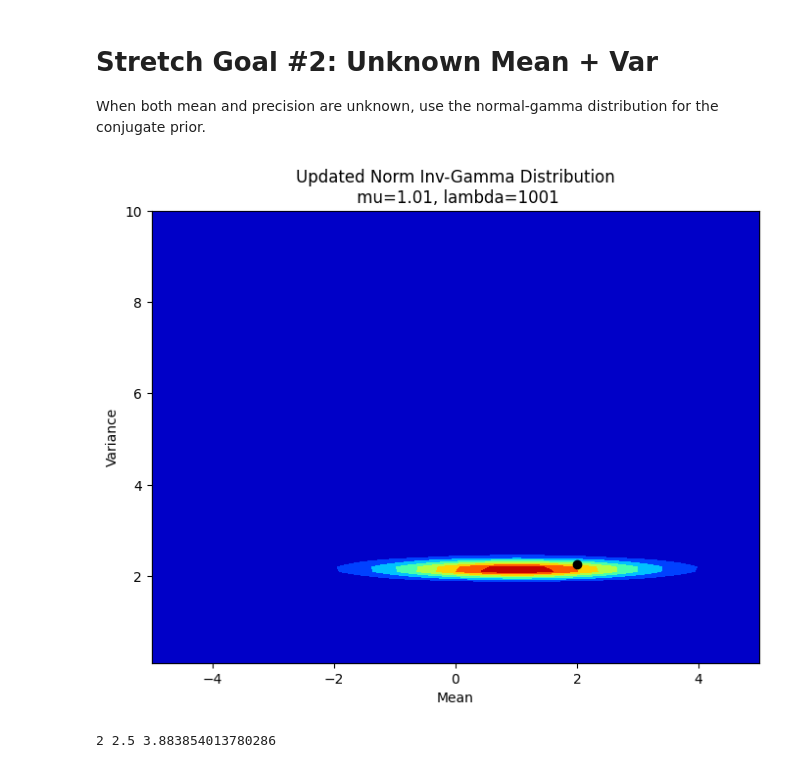
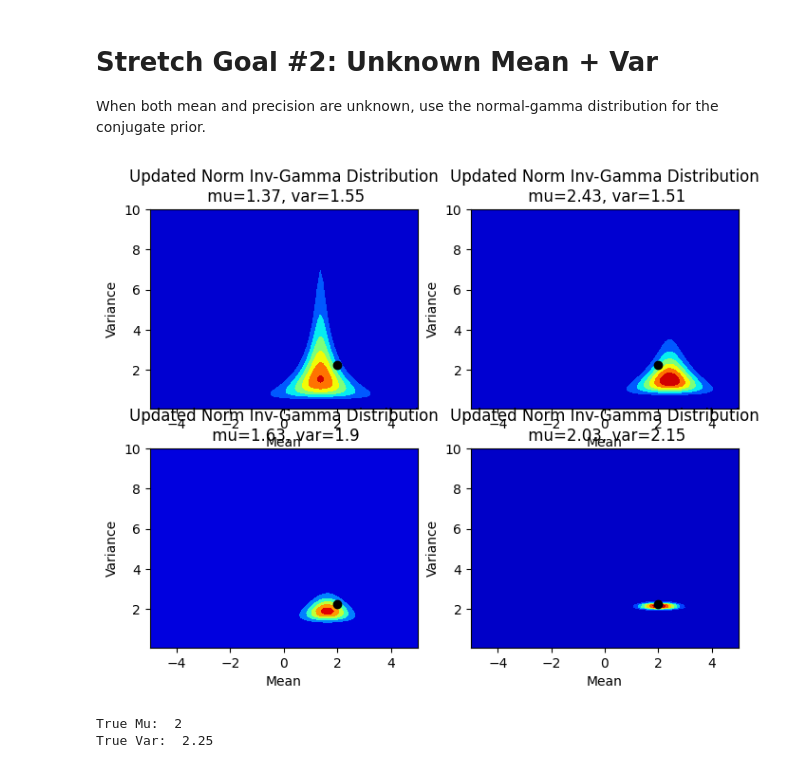
Before and after one commit to lizocf/bayesian-ece-474, a Jupyter notebook: 1-conjugate-priors/conjugate-priors.ipynb, the cells around one changed output. Saved outputs shown, nothing was run; the diff lists cells and outputs as text; code cells hidden in the pictures.

```diff
--- a/1-conjugate-priors/conjugate-priors.ipynb
+++ b/1-conjugate-priors/conjugate-priors.ipynb
@@ -315,13 +315,11 @@ import numpy as np
 import matplotlib.pyplot as plt
 from scipy.stats import norm, invgamma
 
-# Initial parameters for the NIG distribution
 mu0 = 0  # Prior mean
 lambda0 = 1  # Known precision (1/variance) for the prior mean
-alpha0 = 2  # Shape parameter for the Inverse Gamma
-beta0 = 2  # Scale parameter for the Inverse Gamma
+alpha0 = 2
+beta0 = 2
 
-# Function to plot the updated pdf
 def plot_pdf(mu, lambda_, alpha, beta, ax):
     x = np.linspace(-5, 5, 100)
     y = np.linspace(0.1, 10, 100)
@@ -330,20 +328,19 @@ def plot_pdf(mu, lambda_, alpha, beta, ax):
     Z = np.zeros(X.shape)
     for i in range(X.shape[0]):
         for j in range(X.shape[1]):
-            Z[i, j] = norm.pdf(X[i, j], mu, np.sqrt(Y[i, j])) * invgamma.pdf(Y[i, j], alpha/2, scale=beta/2)
+            Z[i, j] = norm.pdf(X[i, j], mu, 1/Y[i, j]) * invgamma.pdf(Y[i, j], alpha, scale=beta/1)
 
     ax.contourf(X, Y, Z, cmap='jet')
     ax.set_xlabel('Mean')
     ax.set_ylabel('Variance')
-    ax.set_title(f'Updated Norm Inv-Gamma Distribution\n mu={np.round(mu, 2)}, lambda={lambda_}')
+    ax.set_title(f'Updated Norm Inv-Gamma Distribution\n mu={np.round(mu, 2)}, var={np.round(beta / (alpha), 2)}')
 
-# Function to update the NIG parameters
 def update_params(mu0, lambda0, alpha0, beta0, data, N):
     data = data[:N]
     sample_mean = np.mean(data)
 
     lambda_n = lambda0 + N
-    mu_n = (lambda0 * mu0 + N * sample_mean) / (lambda_n + N)
+    mu_n = (lambda0 * mu0 + N * sample_mean) / (lambda_n)
     alpha_n = alpha0 + N / 2
     beta_n = beta0 + 0.5 * (np.sum((data - sample_mean)**2) + (lambda0 * N * (sample_mean - mu0)**2) / (lambda0 + N))
 
@@ -351,25 +348,23 @@ def update_params(mu0, lambda0, alpha0, beta0, data, N):
 # %%
 # Generate random data
 np.random.seed(42)
 true_mu = 2
-true_sig = 1.5
+true_sig = 1.5  # true var = 2.25
 data = np.random.normal(true_mu, true_sig, 1000)
 
-# Update parameters
-N = 1000
-mu_n, lambda_n, alpha_n, beta_n = update_params(mu0, lambda0, alpha0, beta0, data, N)
 
-# Create subplots
-fig, ax = plt.subplots(1, 1, figsize=(8, 6))
+fig, ax = plt.subplots(2, 2, figsize=(8, 6))
+axs = ax.flatten()
 
-ax.plot(true_mu, true_sig**2, 'o', color='black')
-# Plot the updated pdf
-plot_pdf(mu_n, lambda_n, alpha_n, beta_n, ax)
+for i, N in enumerate([1, 10, 50, 1000]):
+    axs[i].plot(true_mu, true_sig**2, 'o', color='black')
+    mu_n, lambda_n, alpha_n, beta_n = update_params(mu0, lambda0, alpha0, beta0, data, N)
+    plot_pdf(mu_n, lambda_n, alpha_n, beta_n, axs[i])
 
 plt.show()
+print('True Mu: ', true_mu)
+print('True Var: ', true_sig**2)
 # %% [output]
-[figure, old version]
+[figure, new version]
+True Mu:  2
+True Var:  2.25
-# %%
-print(lambda_n, alpha_n, beta_n)
-# %% [output]
-2 2.5 3.883854013780286
```
Also changed, not shown: 2 other files.
